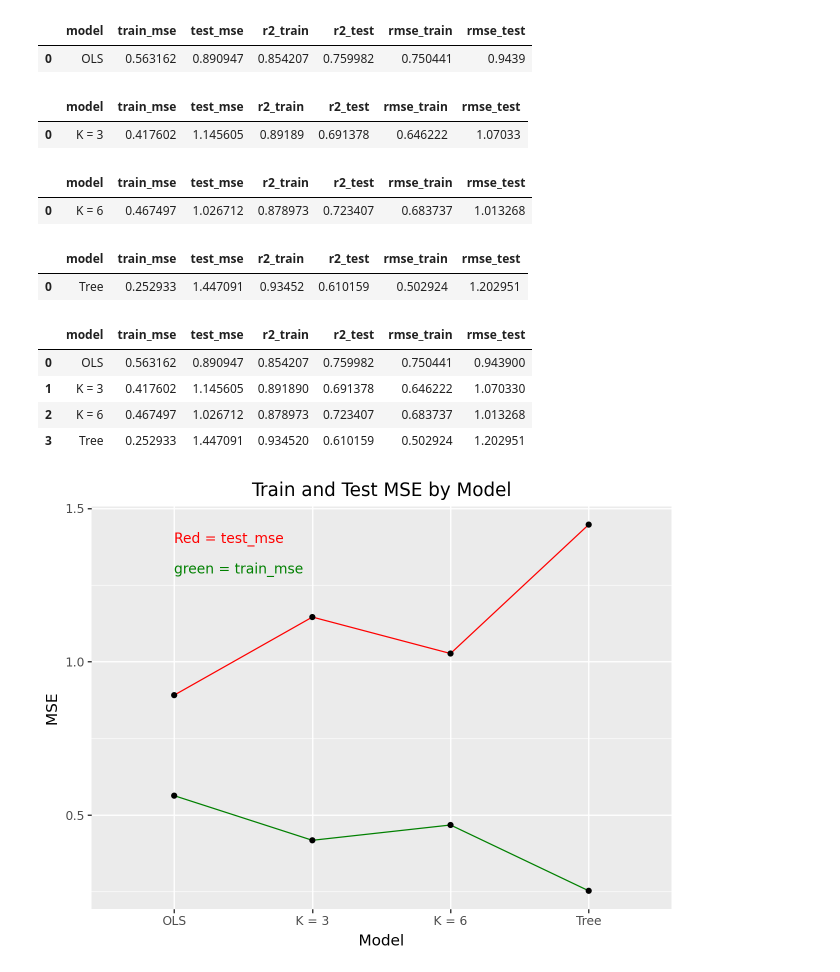
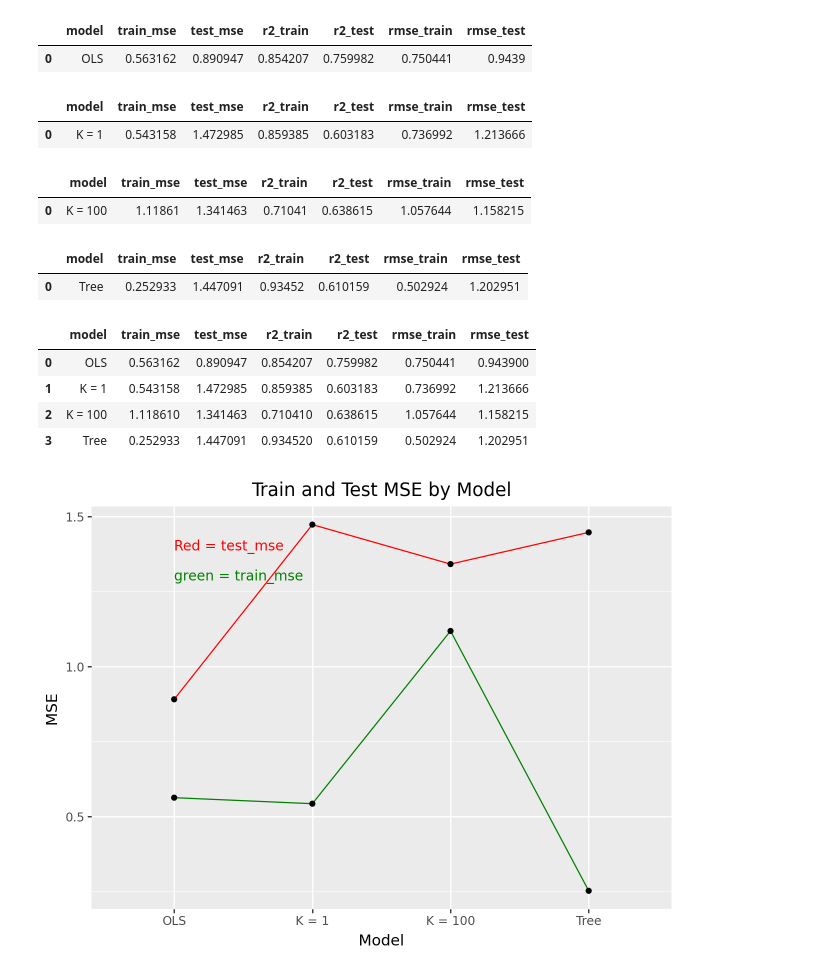
Before and after one commit to cybernewbee/gsb_544, a Jupyter notebook: chapter_14/PA8_1.ipynb, the cells around one changed output. Drawn from its saved outputs; the diff is of its cells as text; code cells hidden in the pictures.

```diff
--- a/chapter_14/PA8_1.ipynb
+++ b/chapter_14/PA8_1.ipynb
@@ -130,14 +116,14 @@ from sklearn.neighbors import KNeighborsRegressor
 # %%
 model_2 = Pipeline([
     ("preprocessor", ct),
-    ('knn', KNeighborsRegressor(n_neighbors=3))
+    ('knn', KNeighborsRegressor(n_neighbors=1))
 ])
 # %%
 model_2.fit(X_train, y_train)
 train_pred2 = model_2.predict(X_train)
 test_pred2 = model_2.predict(X_test)
 result2 = pd.DataFrame([{
-        "model": "K = 3",
+        "model": "K = 1",
         "train_mse": mean_squared_error(y_train, train_pred2),
         "test_mse": mean_squared_error(y_test, test_pred2),
         "r2_train": r2_score(y_train, train_pred2),
@@ -148,18 +134,18 @@ result2 = pd.DataFrame([{
 result2
 # %% [output]
 |  | model | train_mse | test_mse | r2_train | r2_test | rmse_train | rmse_test |
-| 0 | K = 3 | 0.417602 | 1.145605 | 0.89189 | 0.691378 | 0.646222 | 1.07033 |
+| 0 | K = 1 | 0.543158 | 1.472985 | 0.859385 | 0.603183 | 0.736992 | 1.213666 |
 # %%
 model_21 = Pipeline([
     ("preprocessor", ct),
-    ('knn', KNeighborsRegressor(n_neighbors=6))
+    ('knn', KNeighborsRegressor(n_neighbors=100))
 ])
 # %%
 model_21.fit(X_train, y_train)
 train_pred21 = model_21.predict(X_train)
 test_pred21 = model_21.predict(X_test)
 result21 = pd.DataFrame([{
-        "model": "K = 6",
+        "model": "K = 100",
         "train_mse": mean_squared_error(y_train, train_pred21),
         "test_mse": mean_squared_error(y_test, test_pred21),
         "r2_train": r2_score(y_train, train_pred21),
@@ -170,7 +156,7 @@ result21 = pd.DataFrame([{
 result21
 # %% [output]
 |  | model | train_mse | test_mse | r2_train | r2_test | rmse_train | rmse_test |
-| 0 | K = 6 | 0.467497 | 1.026712 | 0.878973 | 0.723407 | 0.683737 | 1.013268 |
+| 0 | K = 100 | 1.11861 | 1.341463 | 0.71041 | 0.638615 | 1.057644 | 1.158215 |
 # %%
 from sklearn.tree import DecisionTreeRegressor
 # %%
@@ -201,22 +187,21 @@ model_selected
 # %% [output]
 |  | model | train_mse | test_mse | r2_train | r2_test | rmse_train | rmse_test |
 | 0 | OLS | 0.563162 | 0.890947 | 0.854207 | 0.759982 | 0.750441 | 0.943900 |
-| 1 | K = 3 | 0.417602 | 1.145605 | 0.891890 | 0.691378 | 0.646222 | 1.070330 |
-| 2 | K = 6 | 0.467497 | 1.026712 | 0.878973 | 0.723407 | 0.683737 | 1.013268 |
+| 1 | K = 1 | 0.543158 | 1.472985 | 0.859385 | 0.603183 | 0.736992 | 1.213666 |
+| 2 | K = 100 | 1.118610 | 1.341463 | 0.710410 | 0.638615 | 1.057644 | 1.158215 |
 | 3 | Tree | 0.252933 | 1.447091 | 0.934520 | 0.610159 | 0.502924 | 1.202951 |
 # %%
 import plotnine as p9
 # %%
 (p9.ggplot(model_selected, p9.aes(x='model',group=1)) +
     p9.geom_line(p9.aes(y='test_mse') ,color = 'red') +
     p9.geom_point(p9.aes(y='test_mse')) +
     p9.geom_line(p9.aes(y='train_mse') ,color = 'green') +
     p9.geom_point(p9.aes(y='train_mse')) +
     p9.labs(x="Model", y="MSE", title="Train and Test MSE by Model") +
     p9.scale_x_discrete(limits=model_selected['model']) +
-    p9.scale_color_manual(values={'test_mse': 'red', 'train_mse': 'green'}) +
     p9.annotate("text", x='OLS', y=1.4, label="Red = test_mse", color="red", size=10, ha='left') +
     p9.annotate("text", x='OLS', y=1.3, label="green = train_mse", color="green", size=10, ha='left')
 )
 # %% [output]
-[figure, old version]
+[figure, new version]
```
Also changed, not shown: parts of 2 cells of this notebook, 4 other files.
